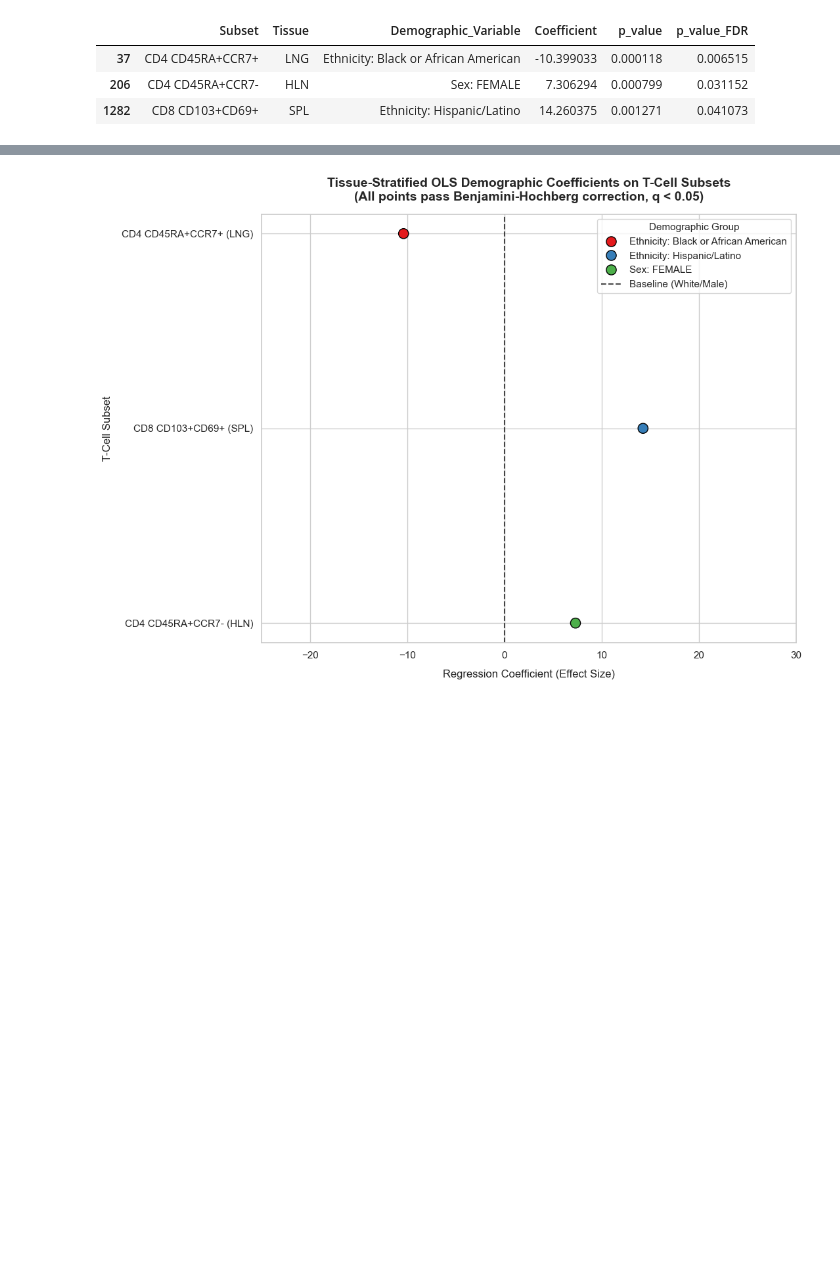
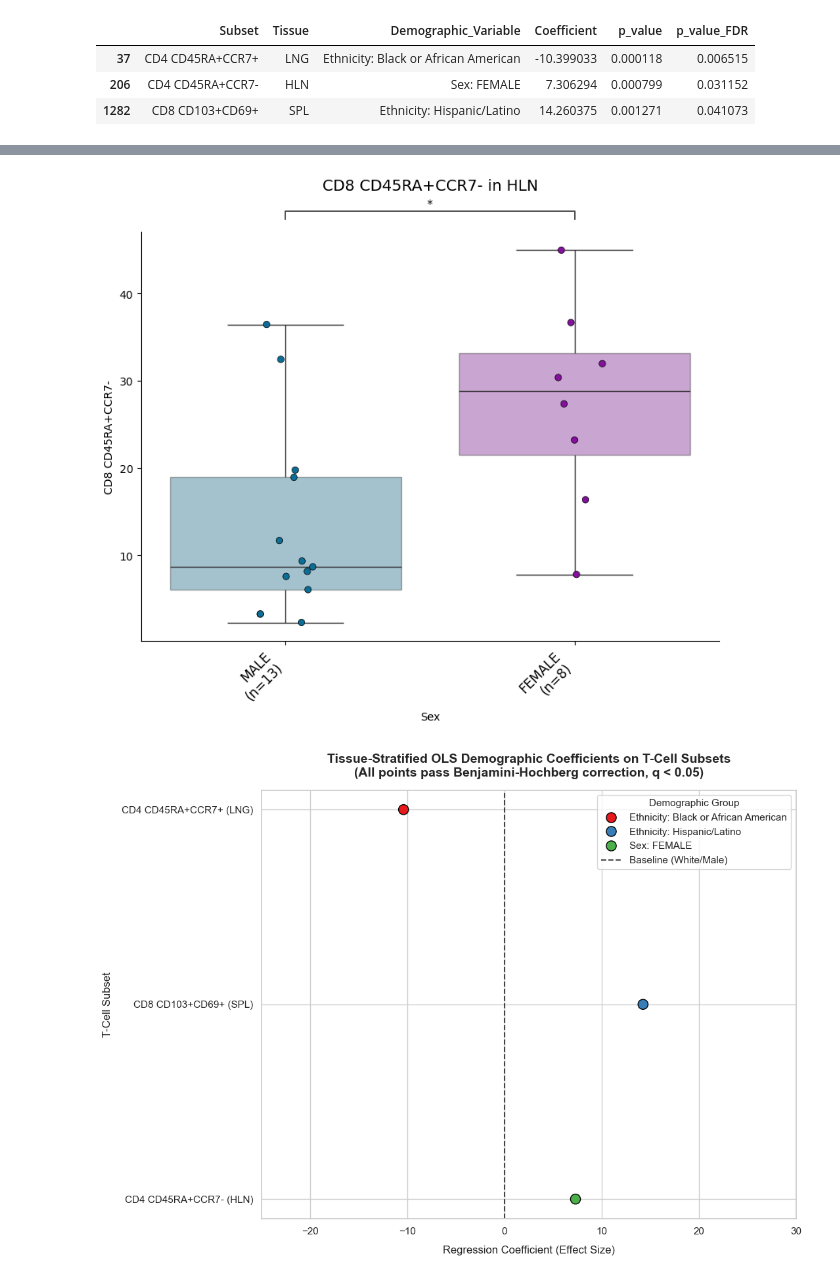
Before and after one commit to derekmesp/Donor-Integrative-Analysis, a Jupyter notebook: analysis_script.ipynb, the cells around one changed output, grey strips where cells are left out. Saved outputs shown, nothing was run; the diff lists cells and outputs as text; code cells hidden in the pictures; blank space fills up the shorter version.

```diff
--- a/analysis_script.ipynb
+++ b/analysis_script.ipynb
@@ -89,3 +92,4 @@ stat_boxplot(df, population_name='CD4 CD45RA+CCR7+', tissue='LNG')
 # %%
-# from src.pipeline import sex_boxplot
-# sex_boxplot(df, population_name='Treg', tissue='ILE')
+from src.pipeline import sex_boxplot
+sex_boxplot(df, population_name='CD8 CD45RA+CCR7-', tissue='HLN')
+# %% [output]
@@ -92,3 +97,4 @@ stat_boxplot(df, population_name='CD4 CD45RA+CCR7+', tissue='LNG')
+[figure, added]
 # %%
 from src.pipeline import ols_summary
 ols_summary(significant_hits)
```
Also changed, not shown: parts of 6 cells of this notebook, 1 other file.
